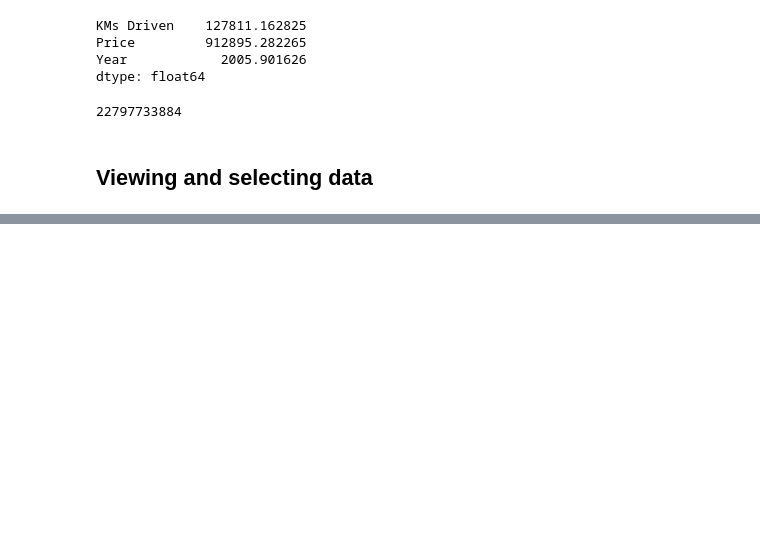
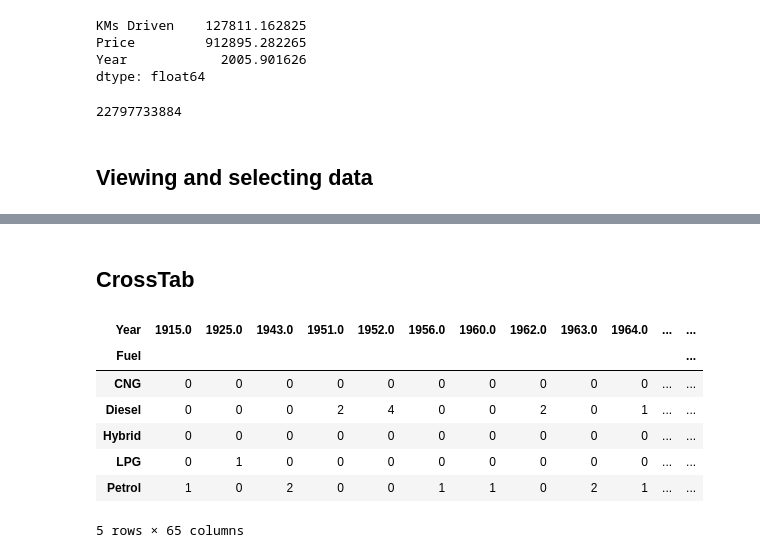
Before and after one commit to E-RROR/ml-course-files, a Jupyter notebook: ML/try-panda.ipynb, the cells around one changed output, grey strips where cells are left out. Cells and saved outputs as stored; diff of their text form; code cells hidden in the pictures; blank space fills up the shorter version.

```diff
--- a/ML/try-panda.ipynb
+++ b/ML/try-panda.ipynb
@@ -124,0 +142,13 @@ cars_set.tail()
+# %% [markdown]
+## CrossTab
+# %%
+pd.crosstab(cars_set["Fuel"], cars_set["Year"])
+# %% [output]
+| Year | 1915.0 | 1925.0 | 1943.0 | 1951.0 | 1952.0 | 1956.0 | 1960.0 | 1962.0 | 1963.0 | 1964.0 | ... | ... |
+| Fuel |  |  |  |  |  |  |  |  |  |  |  | ... |
+| CNG | 0 | 0 | 0 | 0 | 0 | 0 | 0 | 0 | 0 | 0 | ... | ... |
+| Diesel | 0 | 0 | 0 | 2 | 4 | 0 | 0 | 2 | 0 | 1 | ... | ... |
+| Hybrid | 0 | 0 | 0 | 0 | 0 | 0 | 0 | 0 | 0 | 0 | ... | ... |
+| LPG | 0 | 1 | 0 | 0 | 0 | 0 | 0 | 0 | 0 | 0 | ... | ... |
+| Petrol | 1 | 0 | 2 | 0 | 0 | 1 | 1 | 0 | 2 | 1 | ... | ... |
+5 rows × 65 columns
```
Also changed, not shown: parts of 8 cells of this notebook.
